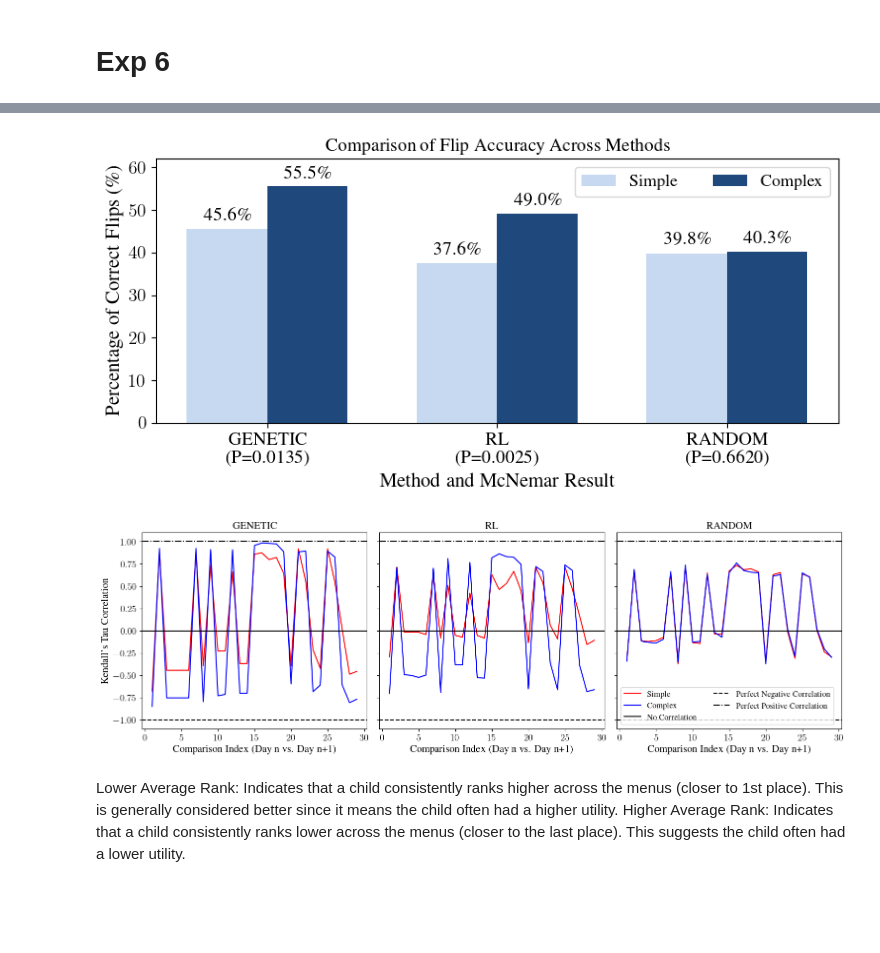
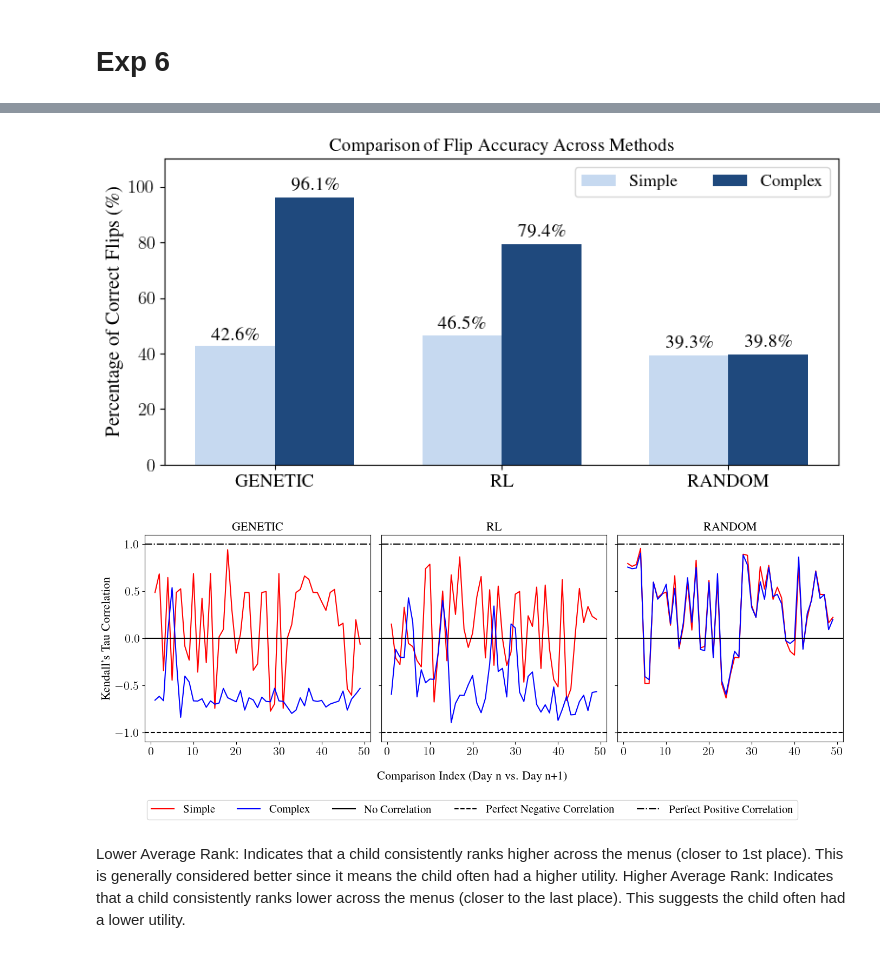
Before and after one commit to Laurie2905-JOHN/Masters_RL, a Jupyter notebook: notebooks/plotting.ipynb, the cells around one changed output, grey strips where cells are left out. Saved outputs shown, nothing was run; the diff lists cells and outputs as text; code cells hidden in the pictures; blank space fills up the shorter version.

Commit message:
final plotting

```diff
--- a/notebooks/plotting.ipynb
+++ b/notebooks/plotting.ipynb
@@ -3825,17 +3831,16 @@ def categorize_utilities(predicted_utilities):
     flip_counts = {'Flipped': 0, 'Not Flipped': 0}
     flip_table = {'flipped_to_not': 0, 'not_to_flipped': 0}  # Needed for McNemar's test
 
-    # Find the minimum length of utilities to avoid IndexError
-    min_length = min(len(utilities) for utilities in predicted_utilities)
 
-    for i in range(1, min_length):  # Start from day 1 to compare with day 0
+    for i in range(1, len(predicted_utilities)):  # Start from day 1 to compare with day 0
         # Calculate the mean utility of all children on the previous and current days
-        previous_day_mean = np.mean([utilities[i - 1] for utilities in predicted_utilities])
-        current_day_mean = np.mean([utilities[i] for utilities in predicted_utilities])
+        previous_day_mean = np.mean(predicted_utilities[i-1])
+        current_day_mean = np.mean(predicted_utilities[i])
 
-        for utilities in predicted_utilities:
-            previous_day_util = utilities[i - 1]
-            current_day_util = utilities[i]
+        for child_index in range(len(predicted_utilities[i])):
+
+            previous_day_util = predicted_utilities[i - 1][child_index]
+            current_day_util = predicted_utilities[i][child_index]
 
             if (previous_day_util > previous_day_mean and current_day_util < current_day_mean):
                 # Flip from above to below mean
@@ -3898,7 +3903,7 @@ for method in methods:
     mcnemar_results.append(mcnemar_result.pvalue)
 
     # Store the results for plotting
-    method_labels.append(f'{method.capitalize()}\n(p={mcnemar_result.pvalue:.4f})')
+    method_labels.append(f'{method.capitalize()}')
     simple_percentages.append(simple_percentage_flipped)
     complex_percentages.append(complex_percentage_flipped)
 
@@ -3913,7 +3918,6 @@ rects1 = ax.bar(x - width/2, simple_percentages, width, label='Simple', color="#
 rects2 = ax.bar(x + width/2, complex_percentages, width, label='Complex', color="#1f497d")
 
 # Add some text for labels, title, and custom x-axis tick labels, etc.
-ax.set_xlabel('Method and McNemar Result', fontsize=15)
 ax.set_ylabel('Percentage of Correct Flips (\\%)', fontsize=15)
 ax.set_title('Comparison of Flip Accuracy Across Methods', fontsize=14)
 ax.set_xticks(x)
@@ -3929,11 +3933,11 @@ for i, v in enumerate(simple_percentages):
 
 for i, v in enumerate(complex_percentages):
     ax.text(i + width/2, v + 1, f"{v:.1f}\\%", ha='center', va='bottom', fontsize=14)
-plt.ylim(0, 62)
+plt.ylim(0, 110)
 fig.tight_layout()
 plt.show()
 # %% [output]
-[figure, old version]
+[figure, new version]
 # %%
 import matplotlib.pyplot as plt
 import numpy as np
@@ -3943,13 +3947,10 @@ from scipy.stats import kendalltau
 def calculate_kendall_tau(predicted_utilities):
     kendall_taus = []
 
-    # Find the minimum length of utilities to avoid IndexError
-    min_length = min(len(utilities) for utilities in predicted_utilities)
-
-    for i in range(1, min_length):  # Start from day 1 to compare with day 0
+    for i in range(1, 50):  # Start from day 1 to compare with day 0
         # Rank utilities for previous and current day
-        previous_day_utilities = np.array([utilities[i - 1] for utilities in predicted_utilities])
-        current_day_utilities = np.array([utilities[i] for utilities in predicted_utilities])
+        previous_day_utilities = predicted_utilities[i-1]
+        current_day_utilities = predicted_utilities[i]
 
         # Calculate Kendall's Tau correlation
         kendall_tau, _ = kendalltau(previous_day_utilities, current_day_utilities)
@@ -3961,44 +3962,47 @@ def calculate_kendall_tau(predicted_utilities):
 methods = ['genetic', 'RL', 'random']
 
 # Create subplots
-fig, axs = plt.subplots(1, len(methods), figsize=(16, 5), sharey=True)
+fig, axs = plt.subplots(1, len(methods), figsize=(14, 5), sharey=True)
 
 # Loop over methods (genetic, RL, random)
 for idx, method in enumerate(methods):
-    axs[idx].set_title(f'{method.upper()}', fontsize=15)  # Capitalize the method name
+    axs[idx].set_title(f'{method.upper()}', fontsize=16)  # Capitalize the method name
 
     for method_type, color in zip(['simple', 'complex'], ['red', 'blue']):
         # Extract predicted utility data
         menu_keys = sorted(data[method][method_type].keys(), key=int)
         predicted_utilities = [list(data[method][method_type][menu_key]['predicted_utility'].values()) for menu_key in menu_keys]
 
         # Calculate Kendall's Tau over days
         kendall_taus = calculate_kendall_tau(predicted_utilities)
 
         # Plot Kendall's Tau over comparisons
         axs[idx].plot(range(1, len(kendall_taus) + 1), kendall_taus, label=f'{method_type.capitalize()}', color=color)
 
-    axs[idx].set_xlabel('Comparison Index (Day n vs. Day n+1)', fontsize=15)
-    axs[idx].tick_params(axis='x', labelsize=14)
-    axs[idx].tick_params(axis='y', labelsize=14)
+    axs[idx].tick_params(axis='x', labelsize=16)  # Increased font size for x-axis ticks
+    axs[idx].tick_params(axis='y', labelsize=16)  # Increased font size for y-axis ticks
 
     # Add horizontal lines for reference
     axs[idx].axhline(0, color='black', linestyle='-', label='No Correlation')
     axs[idx].axhline(-1, color='black', linestyle='--', label='Perfect Negative Correlation')
     axs[idx].axhline(1, color='black', linestyle='-.', label='Perfect Positive Correlation')
 
 # Set y-axis label
-axs[0].set_ylabel('Kendall\'s Tau Correlation', fontsize=15)
+axs[0].set_ylabel('Kendall\'s Tau Correlation', fontsize=16)
 
-# Add legend to the last subplot
-axs[-1].legend(fontsize=12,loc='best', ncols=2)
+# Add a single x-axis label for all subplots
+fig.supxlabel('Comparison Index (Day n vs. Day n+1)', fontsize=16)
+
+# Add legend outside the figure at the bottom
+handles, labels = axs[0].get_legend_handles_labels()
+fig.legend(labels, fontsize=15, loc='lower center', bbox_to_anchor=(0.5, -0.15), ncol=5)
 
 # Adjust layout to prevent overlap
 fig.tight_layout()
 
 plt.show()
 # %% [output]
-[figure, old version]
+[figure, new version]
 # %% [markdown]
 Lower Average Rank: Indicates that a child consistently ranks higher across the menus (closer to 1st place). This is generally considered better since it means the child often had a higher utility.
 Higher Average Rank: Indicates that a child consistently ranks lower across the menus (closer to the last place). This suggests the child often had a lower utility.
```
Also changed, not shown: parts of 47 cells of this notebook.
